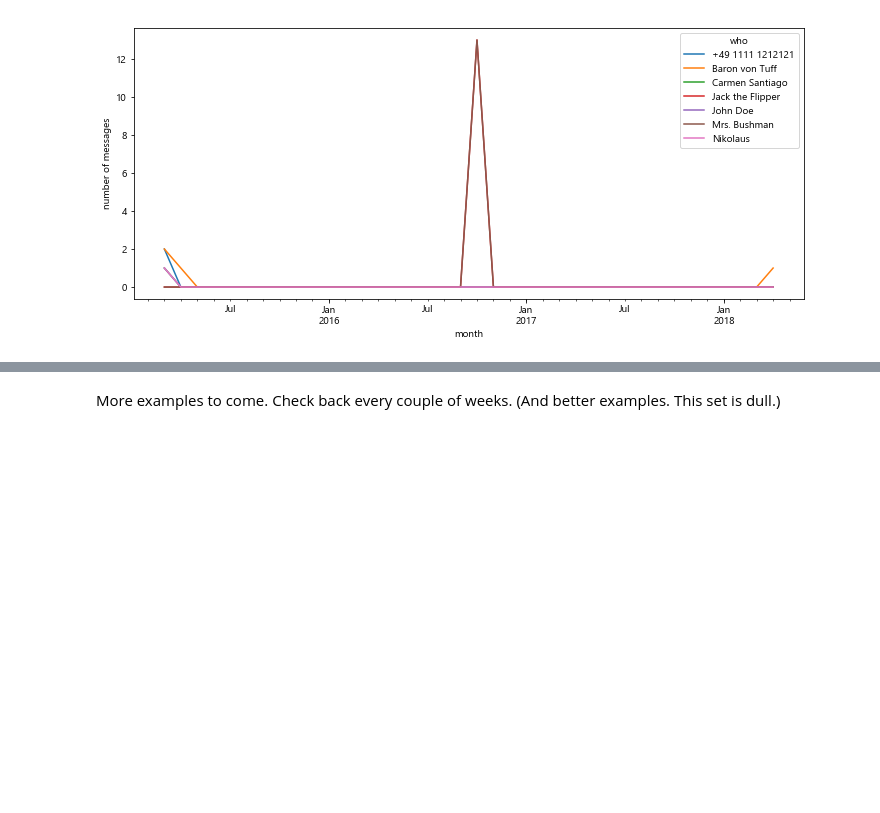
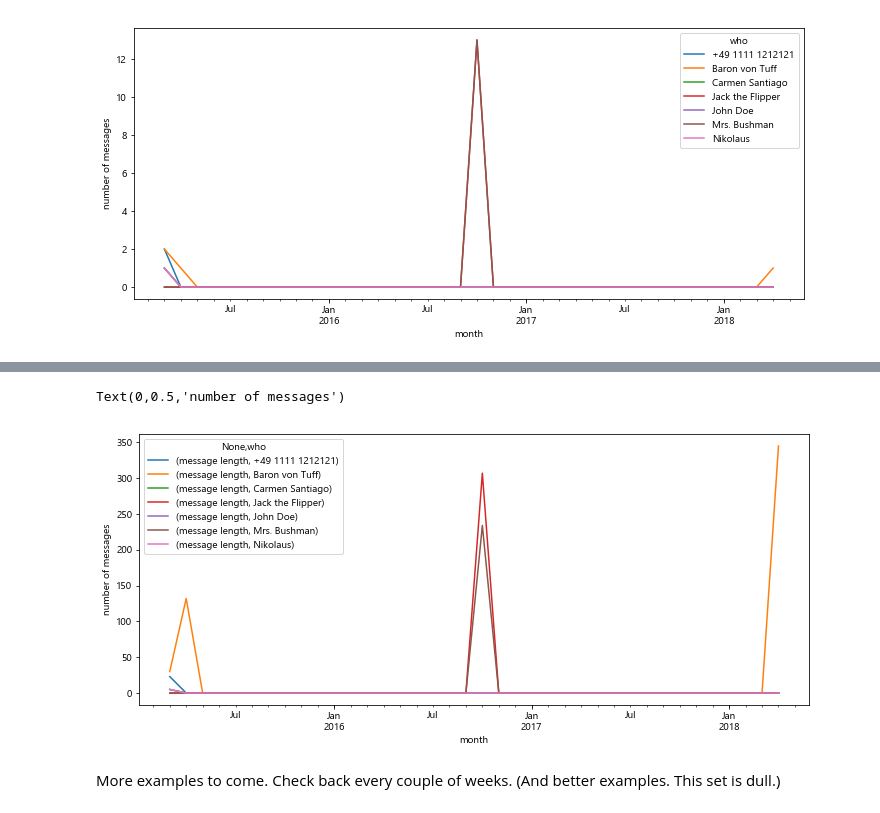
Before and after one commit to phillies/WhatshAppened, a Jupyter notebook: WhatshAppened_example.ipynb, the cells around one changed output, grey strips where cells are left out. Drawn from its saved outputs; the diff is of its cells as text; code cells hidden in the pictures; blank space fills up the shorter version.

```diff
--- a/WhatshAppened_example.ipynb
+++ b/WhatshAppened_example.ipynb
@@ -153,2 +183,11 @@ Text(0,0.5,'number of messages')
+# %%
+piv = pd.pivot_table(aggfunc='sum', columns=messages.who, data=messages[['who', 'timestamp', 'message length']], index=messages.timestamp, fill_value=0)
+piv_resample = piv.resample('M').sum()
+piv_resample.plot(figsize=(12,5))
+plt.xlabel('month')
+plt.ylabel('number of messages')
+# %% [output]
+Text(0,0.5,'number of messages')
+[figure, added]
 # %% [markdown]
 More examples to come. Check back every couple of weeks. (And better examples. This set is dull.)
```
Also changed, not shown: parts of 5 cells of this notebook, 2 other files.
